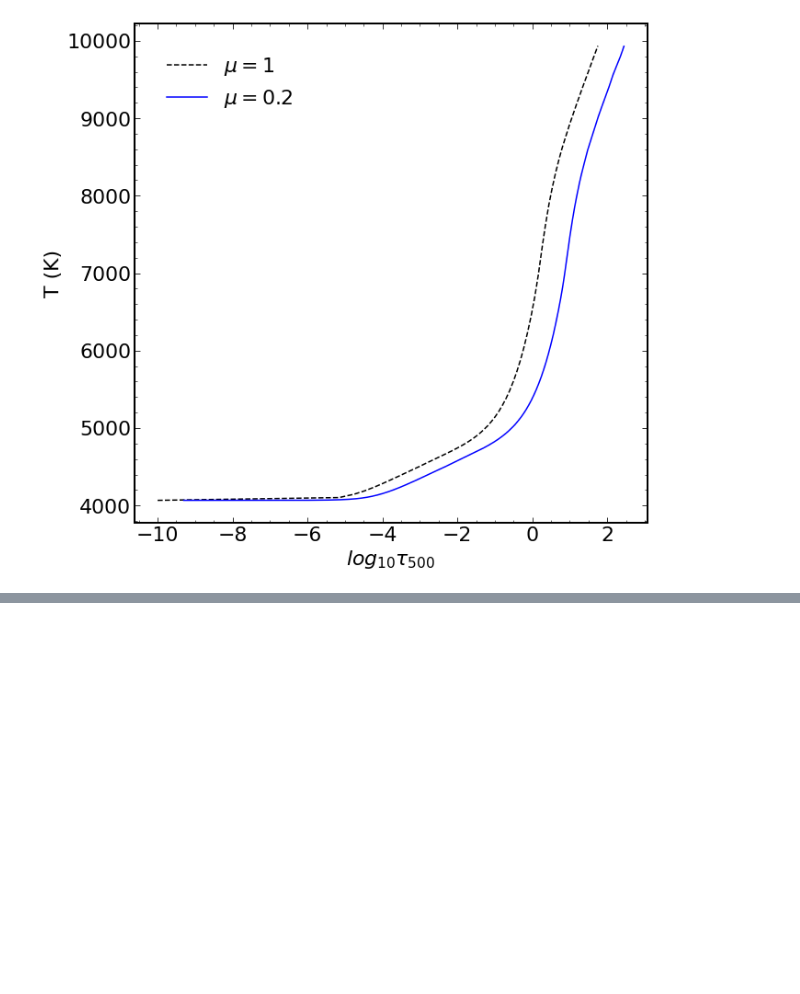
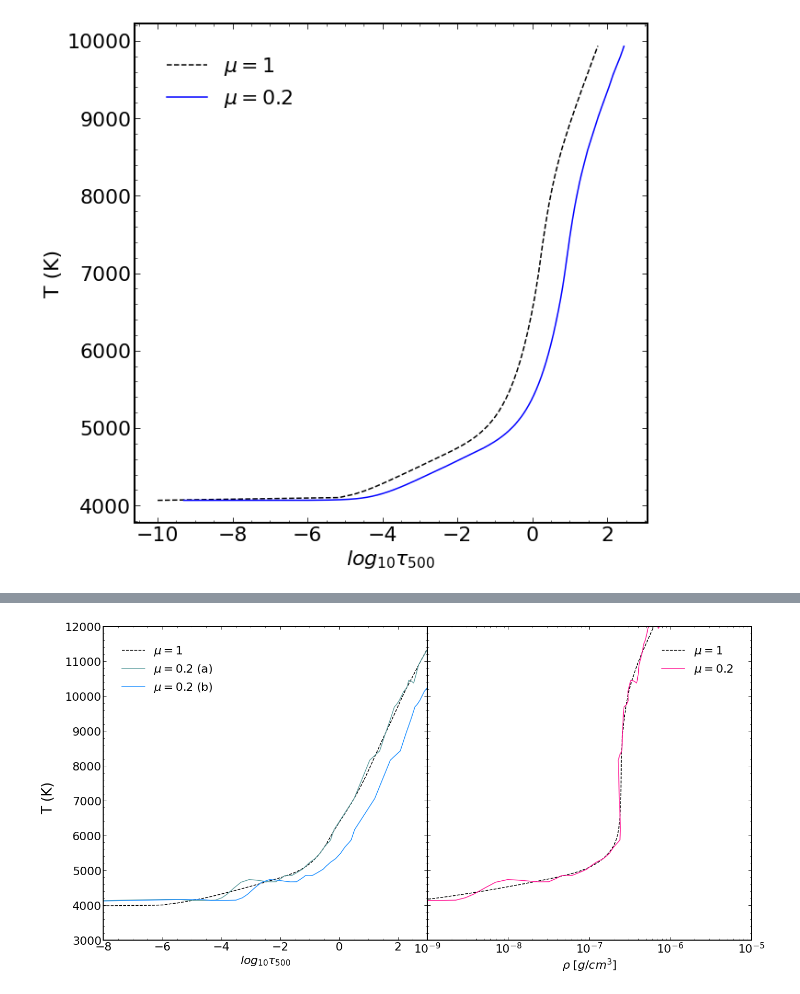
Before and after one commit to nohg/SiliconM3DAnalysis, a Jupyter notebook: Temp_depth.ipynb, the cells around one changed output, grey strips where cells are left out. Cells and saved outputs as stored; diff of their text form; code cells hidden in the pictures; blank space fills up the shorter version.

```diff
--- a/Temp_depth.ipynb
+++ b/Temp_depth.ipynb
@@ -452,0 +467,31 @@ len(od_array_1D)
+# %%
+# 3D
+fig, ax = plt.subplots(1, 2, figsize=(20,10), sharey=True)
+ax[0].plot(np.log10(od_hav_3D), temp_hav_3D,  label='$\mu=1$', color='k' , linestyle='--')
+ax[0].plot(np.log10(od_array_3D.ravel()), tt_array_3D.ravel(), label='$\mu = 0.2$ (a)', color='cadetblue' , linestyle='-')
+ax[0].plot(np.log10(od_array_3D.ravel()/0.2), tt_array_3D.ravel(), label='$\mu = 0.2$ (b)', color='dodgerblue' , linestyle='-')
+
+
+ax[0].set_xlabel(r'$log_{10}\tau_{500}$')
+ax[0].set_ylim(3000,12000)
+ax[0].set_xlim(-8,3)
+
+# ax[0].set_ylabel('T (K)')
+ax[0].legend()
+
+
+ax[1].semilogx((rho_hav_3D), temp_hav_3D,  label='$\mu=1$', color='k' , linestyle='--')
+ax[1].semilogx((rho_array_3D.ravel()), tt_array_3D.ravel(), label='$\mu = 0.2$', color='deeppink' , linestyle='-')
+# ax[1].semilogx((rho_array_3D.ravel()/0.2), tt_array_3D.ravel(), label='$\mu = 0.2$ (b)', color='deeppink' , linestyle='-')
+ax[1].set_xlabel(r'$\rho$ [$g$/$cm^3$]')
+
+ax[1].set_xlim(1e-9,1e-5)
+ax[1].legend()
+
+
+fig.supylabel('T (K)')
+plt.tight_layout()
+plt.subplots_adjust(left=None, bottom=None, right=None, top=None, wspace=0, hspace=None)
+# fig.savefig('../plots/temp-depth-rho.pdf')
+# %% [output]
+[figure, added]
```
Also changed, not shown: parts of 3 cells of this notebook.
